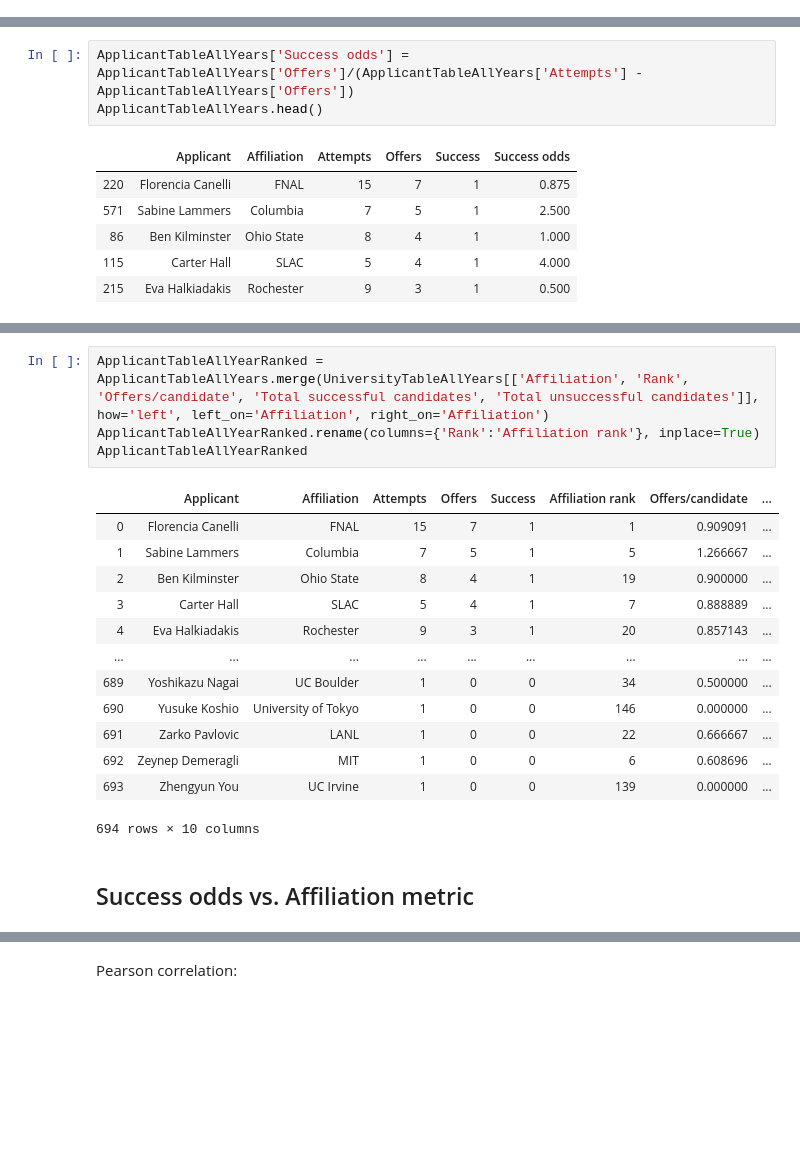
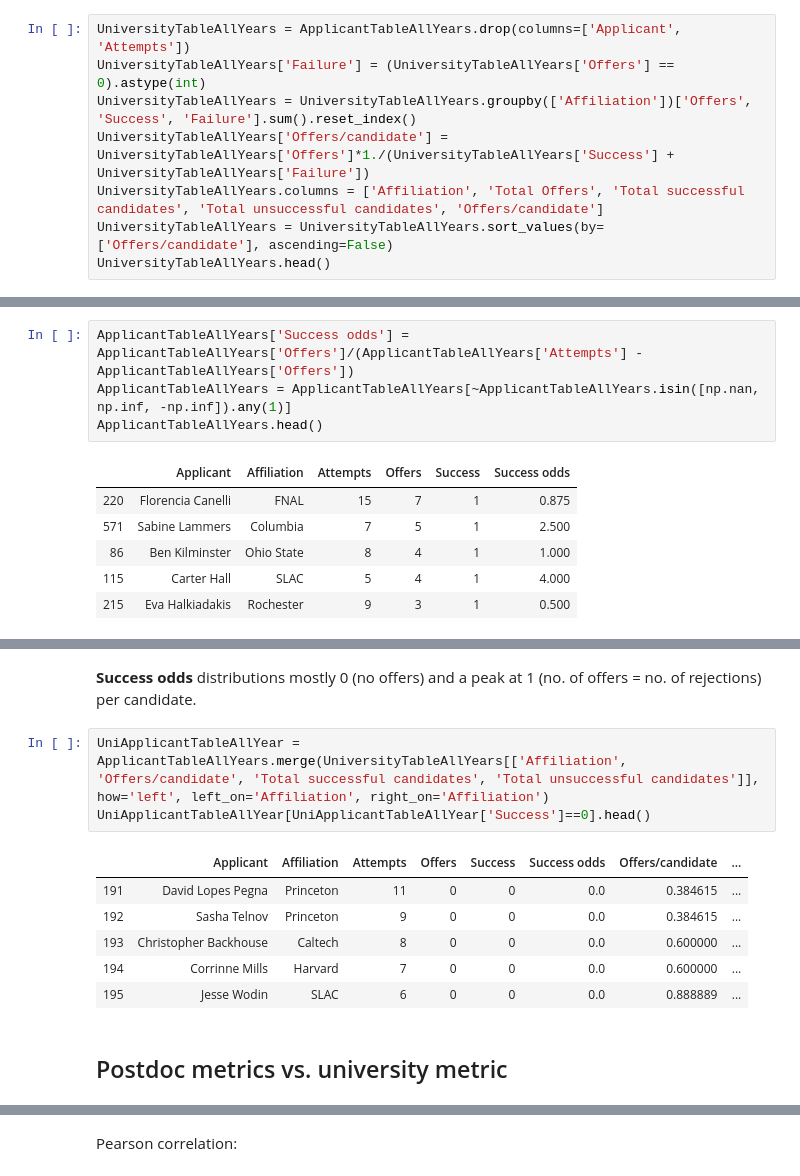
Before and after one commit to sen-sourav/hepexjobPostdocAffiliation, a Jupyter notebook: PostdocAffiliationSuccessCorrelation.ipynb, the cells around one changed output, grey strips where cells are left out. Saved outputs shown, nothing was run; the diff lists cells and outputs as text; blank space fills up the shorter version.

```diff
--- a/PostdocAffiliationSuccessCorrelation.ipynb
+++ b/PostdocAffiliationSuccessCorrelation.ipynb
@@ -292,0 +284,8 @@ Are there some good/bad postdocs who skew their affiliation's (university's) suc
+# %%
+UniversityTableAllYears = ApplicantTableAllYears.drop(columns=['Applicant', 'Attempts'])
+UniversityTableAllYears['Failure'] = (UniversityTableAllYears['Offers'] == 0).astype(int)
+UniversityTableAllYears = UniversityTableAllYears.groupby(['Affiliation'])['Offers', 'Success', 'Failure'].sum().reset_index()
+UniversityTableAllYears['Offers/candidate'] = UniversityTableAllYears['Offers']*1./(UniversityTableAllYears['Success'] + UniversityTableAllYears['Failure'])
+UniversityTableAllYears.columns = ['Affiliation', 'Total Offers', 'Total successful candidates', 'Total unsuccessful candidates', 'Offers/candidate']
+UniversityTableAllYears = UniversityTableAllYears.sort_values(by=['Offers/candidate'], ascending=False)
+UniversityTableAllYears.head()
@@ -293,5 +399,6 @@ Are there some good/bad postdocs who skew their affiliation's (university's) suc
 # %%
 ApplicantTableAllYears['Success odds'] = ApplicantTableAllYears['Offers']/(ApplicantTableAllYears['Attempts'] - ApplicantTableAllYears['Offers'])
+ApplicantTableAllYears = ApplicantTableAllYears[~ApplicantTableAllYears.isin([np.nan, np.inf, -np.inf]).any(1)]
 ApplicantTableAllYears.head()
 # %% [output]
 |  | Applicant | Affiliation | Attempts | Offers | Success | Success odds |
@@ -305,20 +420,14 @@ ApplicantTableAllYears.head()
+# %% [markdown]
+**Success odds** distributions mostly 0 (no offers) and a peak at 1 (no. of offers = no. of rejections) per candidate.
 # %%
-ApplicantTableAllYearRanked = ApplicantTableAllYears.merge(UniversityTableAllYears[['Affiliation', 'Rank', 'Offers/candidate', 'Total successful candidates', 'Total unsuccessful candidates']], how='left', left_on='Affiliation', right_on='Affiliation')
-ApplicantTableAllYearRanked.rename(columns={'Rank':'Affiliation rank'}, inplace=True)
-ApplicantTableAllYearRanked
+UniApplicantTableAllYear = ApplicantTableAllYears.merge(UniversityTableAllYears[['Affiliation', 'Offers/candidate', 'Total successful candidates', 'Total unsuccessful candidates']], how='left', left_on='Affiliation', right_on='Affiliation')
+UniApplicantTableAllYear[UniApplicantTableAllYear['Success']==0].head()
 # %% [output]
-|  | Applicant | Affiliation | Attempts | Offers | Success | Affiliation rank | Offers/candidate | ... |
-| 0 | Florencia Canelli | FNAL | 15 | 7 | 1 | 1 | 0.909091 | ... |
-| 1 | Sabine Lammers | Columbia | 7 | 5 | 1 | 5 | 1.266667 | ... |
-| 2 | Ben Kilminster | Ohio State | 8 | 4 | 1 | 19 | 0.900000 | ... |
-| 3 | Carter Hall | SLAC | 5 | 4 | 1 | 7 | 0.888889 | ... |
-| 4 | Eva Halkiadakis | Rochester | 9 | 3 | 1 | 20 | 0.857143 | ... |
-| ... | ... | ... | ... | ... | ... | ... | ... | ... |
-| 689 | Yoshikazu Nagai | UC Boulder | 1 | 0 | 0 | 34 | 0.500000 | ... |
-| 690 | Yusuke Koshio | University of Tokyo | 1 | 0 | 0 | 146 | 0.000000 | ... |
-| 691 | Zarko Pavlovic | LANL | 1 | 0 | 0 | 22 | 0.666667 | ... |
-| 692 | Zeynep Demeragli | MIT | 1 | 0 | 0 | 6 | 0.608696 | ... |
-| 693 | Zhengyun You | UC Irvine | 1 | 0 | 0 | 139 | 0.000000 | ... |
+|  | Applicant | Affiliation | Attempts | Offers | Success | Success odds | Offers/candidate | ... |
+| 191 | David Lopes Pegna | Princeton | 11 | 0 | 0 | 0.0 | 0.384615 | ... |
+| 192 | Sasha Telnov | Princeton | 9 | 0 | 0 | 0.0 | 0.384615 | ... |
+| 193 | Christopher Backhouse | Caltech | 8 | 0 | 0 | 0.0 | 0.600000 | ... |
+| 194 | Corrinne Mills | Harvard | 7 | 0 | 0 | 0.0 | 0.600000 | ... |
+| 195 | Jesse Wodin | SLAC | 6 | 0 | 0 | 0.0 | 0.888889 | ... |
-694 rows × 10 columns
 # %% [markdown]
-## Success odds vs. Affiliation metric
+## Postdoc metrics vs. university metric
```
Also changed, not shown: parts of 103 cells of this notebook.
